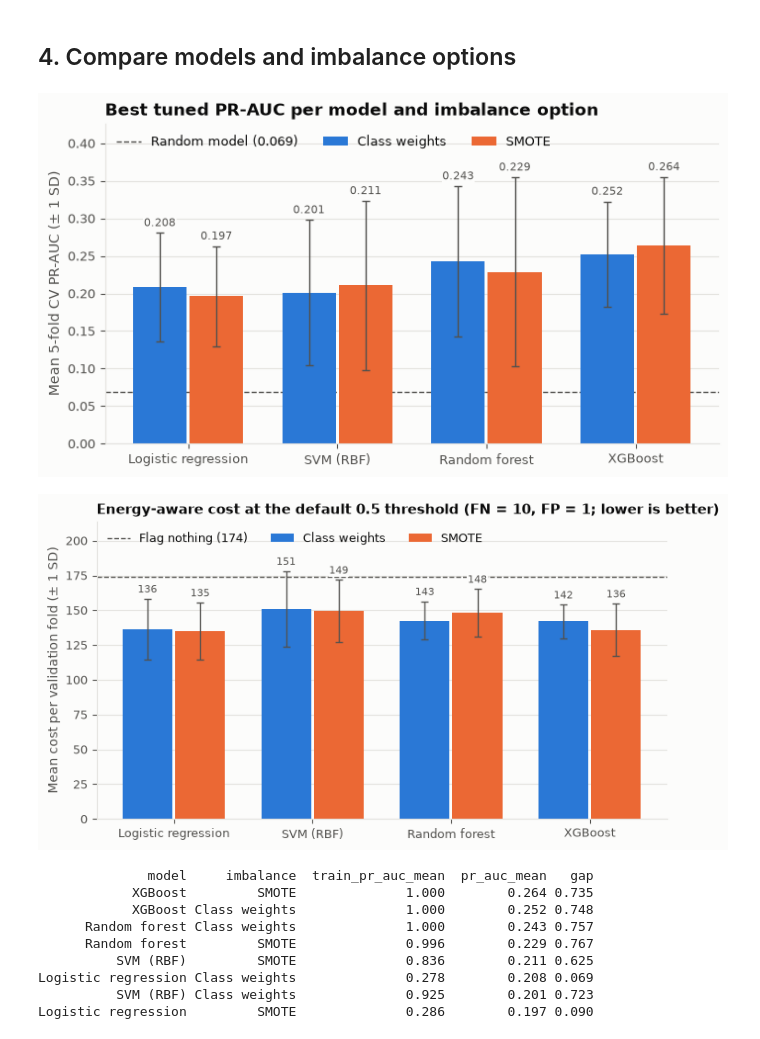
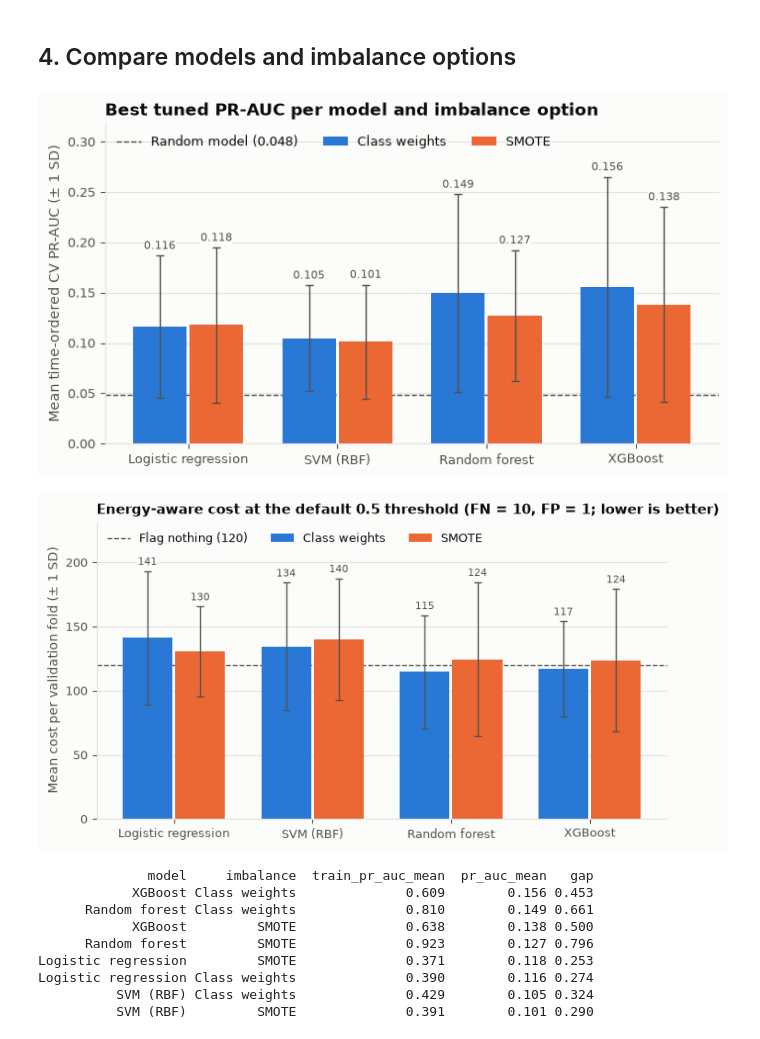
Before and after one commit to th4ifurXI/MachineLearning_Group11, a Jupyter notebook: notebooks/04_Modelling.ipynb, the cells around one changed output. Saved outputs shown, nothing was run; the diff lists cells and outputs as text; code cells hidden in the pictures.

```diff
--- a/notebooks/04_Modelling.ipynb
+++ b/notebooks/04_Modelling.ipynb
@@ -142,7 +162,11 @@ SMOTE_PARAMS = {'smote__k_neighbors': [3, 5, 7]}
 SEARCH_N_JOBS = {'XGBoost': 1}
 
 N_ITER = 40
-cv = StratifiedKFold(n_splits=5, shuffle=True, random_state=RANDOM_STATE)
+cv = time_cv()            # TimeSeriesSplit(4): validate on later wafers only (X_train is sorted by time)
+for k, (tr_idx, va_idx) in enumerate(cv.split(X_train), 1):
+    print(f'Fold {k}: train {len(tr_idx):>4} wafers ({int(y_train.iloc[tr_idx].sum()):>2} fails) -> '
+          f'validate {len(va_idx)} wafers ({int(y_train.iloc[va_idx].sum()):>2} fails), '
+          f"{train_df['timestamp'].iloc[va_idx[0]]:%d %b} to {train_df['timestamp'].iloc[va_idx[-1]]:%d %b}")
 scoring = {
     'pr_auc': 'average_precision',            # main metric (refit on this)
     'roc_auc': 'roc_auc',
@@ -151,6 +175,6 @@ scoring = {
     'f1': 'f1',
     'neg_cost': cost_scorer(),               # energy-aware cost at the default 0.5 threshold (negated)
 }
-print(f'{N_ITER} candidates x 5 folds per search, 8 searches')
+print(f'\n{N_ITER} candidates x {N_TIME_SPLITS} time-ordered folds per search, 8 searches')
 print(f'Energy cost = {DEFAULT_COST_FN:g} x missed faults + {DEFAULT_COST_FP:g} x false alarms (src/metrics.py)')
 # %% [output]
@@ -216,14 +246,15 @@ for (name, imb), s in searches.items():
 results = pd.DataFrame(rows).sort_values('pr_auc_mean', ascending=False).reset_index(drop=True)
 candidates = pd.concat(all_candidates, ignore_index=True)
 
-# Reference: cost of never flagging a fault, per validation fold (average)
-fails_per_fold = n_fail / cv.get_n_splits()
+# Reference: cost of never flagging a fault, per validation fold (average over the 4 time-ordered folds)
+fails_per_fold = np.mean([y_train.iloc[va].sum() for _, va in cv.split(X_train)])
+val_prevalence = np.mean([y_train.iloc[va].mean() for _, va in cv.split(X_train)])
 cost_flag_nothing = DEFAULT_COST_FN * fails_per_fold
 
 show = results[['model', 'imbalance', 'pr_auc_mean', 'pr_auc_std', 'roc_auc_mean', 'recall_mean',
                 'precision_mean', 'f1_mean', 'cost_mean', 'train_pr_auc_mean']].round(3)
 print(show.to_string(index=False))
-print(f'\nReferences: random-model PR-AUC = fail rate = {y_train.mean():.3f}; '
+print(f'\nReferences: random-model PR-AUC = validation fail rate = {val_prevalence:.3f}; '
       f'cost of flagging nothing = {cost_flag_nothing:.1f} per validation fold')
 # %% [output]
               model     imbalance  pr_auc_mean  pr_auc_std  roc_auc_mean  recall_mean  precision_mean  f1_mean  cost_mean  train_pr_auc_mean
@@ -254,36 +285,36 @@ Saved outputs\04_cv_results.csv and outputs/04_cv_results_all_candidates.csv
 # %%
 MODELS = ['Logistic regression', 'SVM (RBF)', 'Random forest', 'XGBoost']
 IMB = ['Class weights', 'SMOTE']
 IMB_COLORS = {'Class weights': CATEGORICAL[0], 'SMOTE': CATEGORICAL[1]}
 res_idx = results.set_index(['model', 'imbalance'])
 
 def grouped_bars(ax, mean_col, std_col, fmt, ref=None, ref_label=None):
     x = np.arange(len(MODELS)); w = 0.36
     for j, imb in enumerate(IMB):
         means = [res_idx.loc[(m, imb), mean_col] for m in MODELS]
         stds = [res_idx.loc[(m, imb), std_col] for m in MODELS]
         pos = x + (j - 0.5) * (w + 0.02)
         ax.bar(pos, means, width=w, color=IMB_COLORS[imb], label=imb, zorder=2)
         ax.errorbar(pos, means, yerr=stds, fmt='none', ecolor=REF_LINE_COLOR, elinewidth=1, capsize=3, zorder=3)
         for p, v, s in zip(pos, means, stds):
             ax.annotate(fmt.format(v), (p, v + s), xytext=(0, 3), textcoords='offset points',
                         ha='center', va='bottom', fontsize=8, color=TEXT_SECONDARY, zorder=4,
                         bbox=dict(facecolor=SURFACE, edgecolor='none', pad=0.5))
     if ref is not None:
         ax.axhline(ref, color=REF_LINE_COLOR, linestyle='--', linewidth=1, label=ref_label, zorder=1)
     ax.set_xticks(x, MODELS)
     ax.grid(axis='x', visible=False)
 
 fig, ax = plt.subplots(figsize=(8, 4.2))
-grouped_bars(ax, 'pr_auc_mean', 'pr_auc_std', '{:.3f}', ref=y_train.mean(), ref_label=f'Random model ({y_train.mean():.3f})')
+grouped_bars(ax, 'pr_auc_mean', 'pr_auc_std', '{:.3f}', ref=val_prevalence, ref_label=f'Random model ({val_prevalence:.3f})')
 ax.set_ylim(0, (results['pr_auc_mean'] + results['pr_auc_std']).max() * 1.2)
-ax.set_ylabel('Mean 5-fold CV PR-AUC (± 1 SD)')
+ax.set_ylabel('Mean time-ordered CV PR-AUC (± 1 SD)')
 ax.set_title('Best tuned PR-AUC per model and imbalance option')
 ax.legend(loc='upper left', ncol=3)
 save_fig(fig, '04_cv_pr_auc_by_model')
 plt.show()
 # %% [output]
-[figure, old version]
+[figure, new version]
 # %%
 fig, ax = plt.subplots(figsize=(8, 4.2))
 grouped_bars(ax, 'cost_mean', 'cost_std', '{:.0f}', ref=cost_flag_nothing,
@@ -296,7 +327,7 @@ ax.legend(loc='upper left', ncol=3)
 save_fig(fig, '04_cv_cost_by_model')
 plt.show()
 # %% [output]
-[figure, old version]
+[figure, new version]
 # %%
 # Over-fitting check: training-fold vs validation-fold PR-AUC for each best candidate
 gap = results[['model', 'imbalance', 'train_pr_auc_mean', 'pr_auc_mean']].copy()
@@ -304,11 +335,11 @@ gap['gap'] = gap['train_pr_auc_mean'] - gap['pr_auc_mean']
 print(gap.round(3).to_string(index=False))
 # %% [output]
               model     imbalance  train_pr_auc_mean  pr_auc_mean   gap
-            XGBoost         SMOTE              1.000        0.264 0.735
-            XGBoost Class weights              1.000        0.252 0.748
-      Random forest Class weights              1.000        0.243 0.757
-      Random forest         SMOTE              0.996        0.229 0.767
-          SVM (RBF)         SMOTE              0.836        0.211 0.625
-Logistic regression Class weights              0.278        0.208 0.069
-          SVM (RBF) Class weights              0.925        0.201 0.723
-Logistic regression         SMOTE              0.286        0.197 0.090
+            XGBoost Class weights              0.609        0.156 0.453
+      Random forest Class weights              0.810        0.149 0.661
+            XGBoost         SMOTE              0.638        0.138 0.500
+      Random forest         SMOTE              0.923        0.127 0.796
+Logistic regression         SMOTE              0.371        0.118 0.253
+Logistic regression Class weights              0.390        0.116 0.274
+          SVM (RBF) Class weights              0.429        0.105 0.324
+          SVM (RBF)         SMOTE              0.391        0.101 0.290
```
Also changed, not shown: parts of 19 cells of this notebook, 24 other files.
